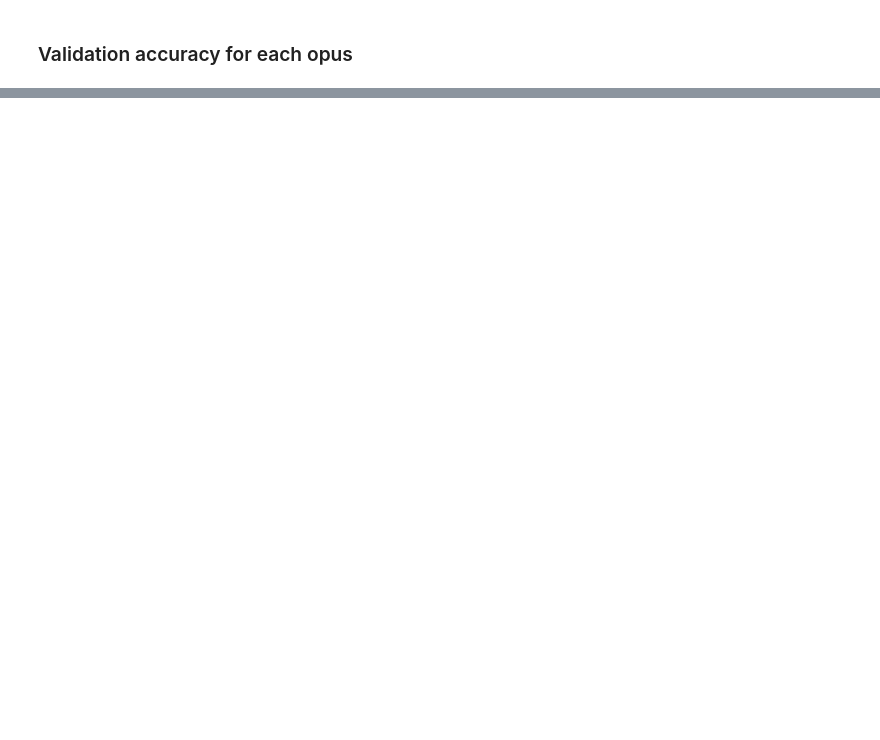
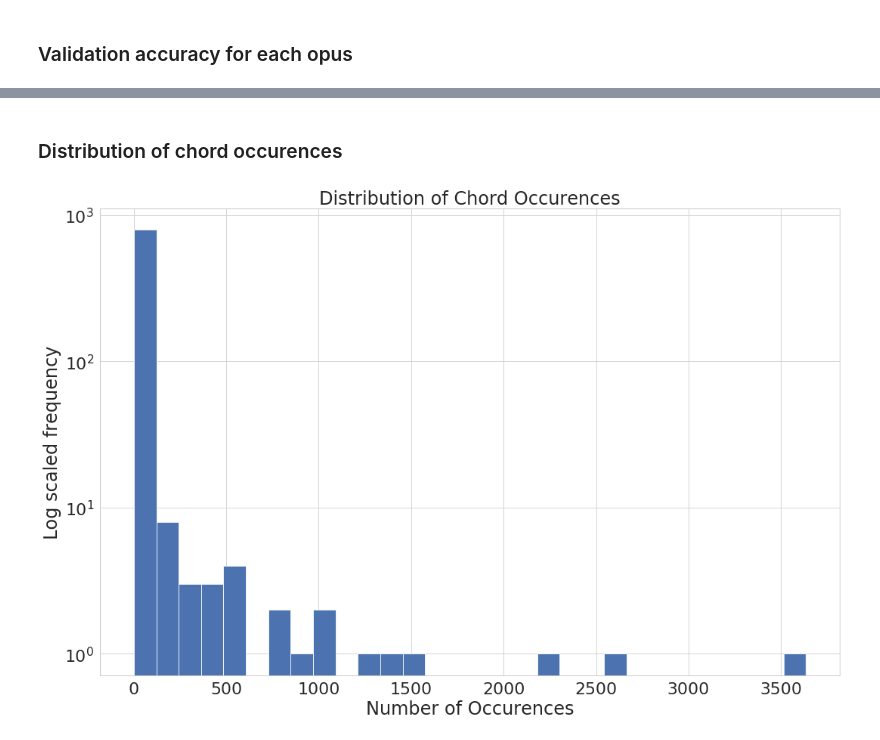
Before and after one commit to laureleo/chord-prediction, a Jupyter notebook: run-2.ipynb, the cells around one changed output, grey strips where cells are left out. Cells and saved outputs as stored; diff of their text form; code cells hidden in the pictures; blank space fills up the shorter version.

```diff
--- a/run-2.ipynb
+++ b/run-2.ipynb
@@ -319,0 +371,18 @@ plt.show()
+# %% [markdown]
+### Distribution of chord occurences
+# %%
+df = data.drop(columns='op')
+df = df.sum()
+sort_df = df.sort_values(ascending=False)
+
+fig, ax = plt.subplots(figsize=(15,10))
+sort_df.plot.hist(ax = ax, bins=30)
+ax.semilogy()
+ax.set_title("Distribution of Chord Occurences")
+ax.set_ylabel("Log scaled frequency")
+ax.set_xlabel("Number of Occurences")
+plt.tight_layout()
+fig.savefig("./figs/zip.png")
+plt.show()
+# %% [output]
+[figure, added]
```
Also changed, not shown: parts of 11 cells of this notebook, 15 other files.
